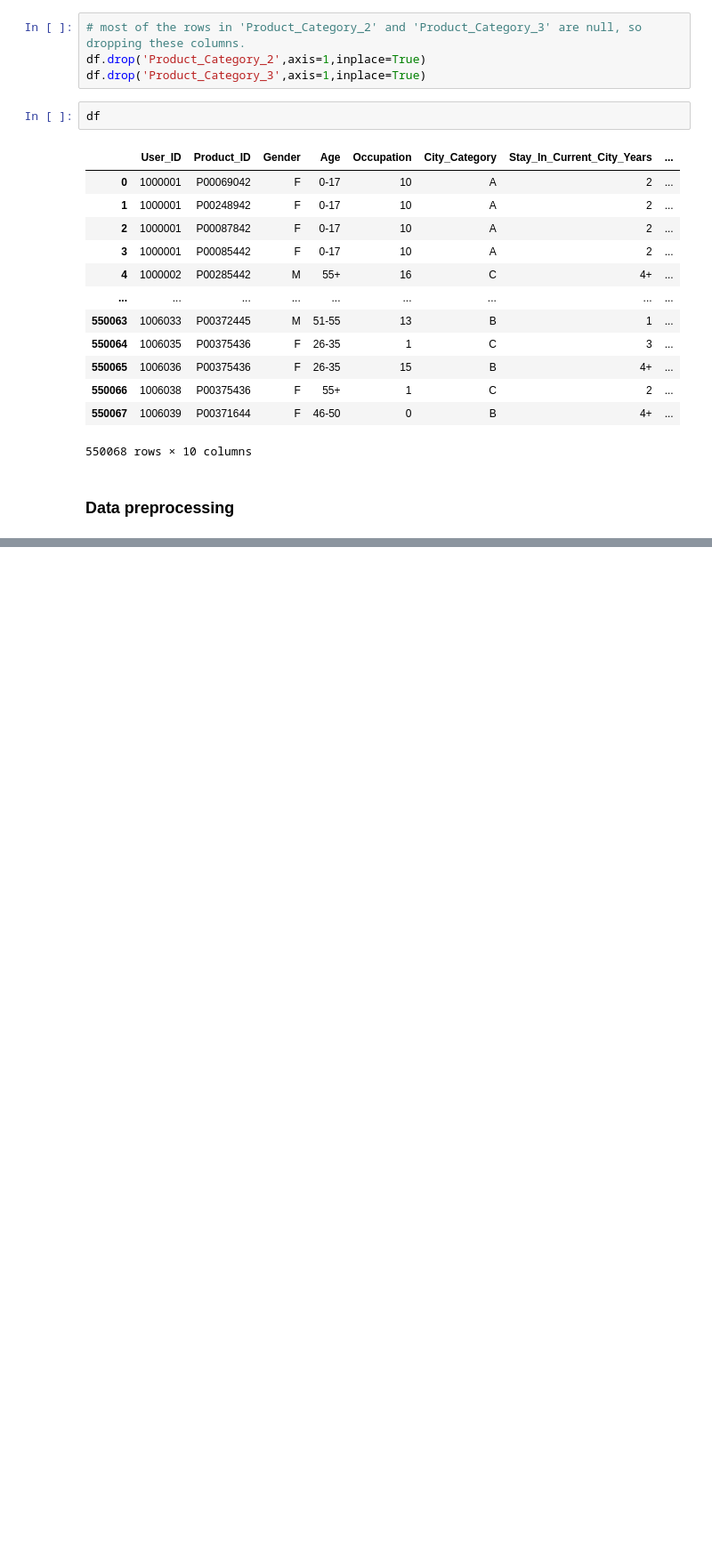
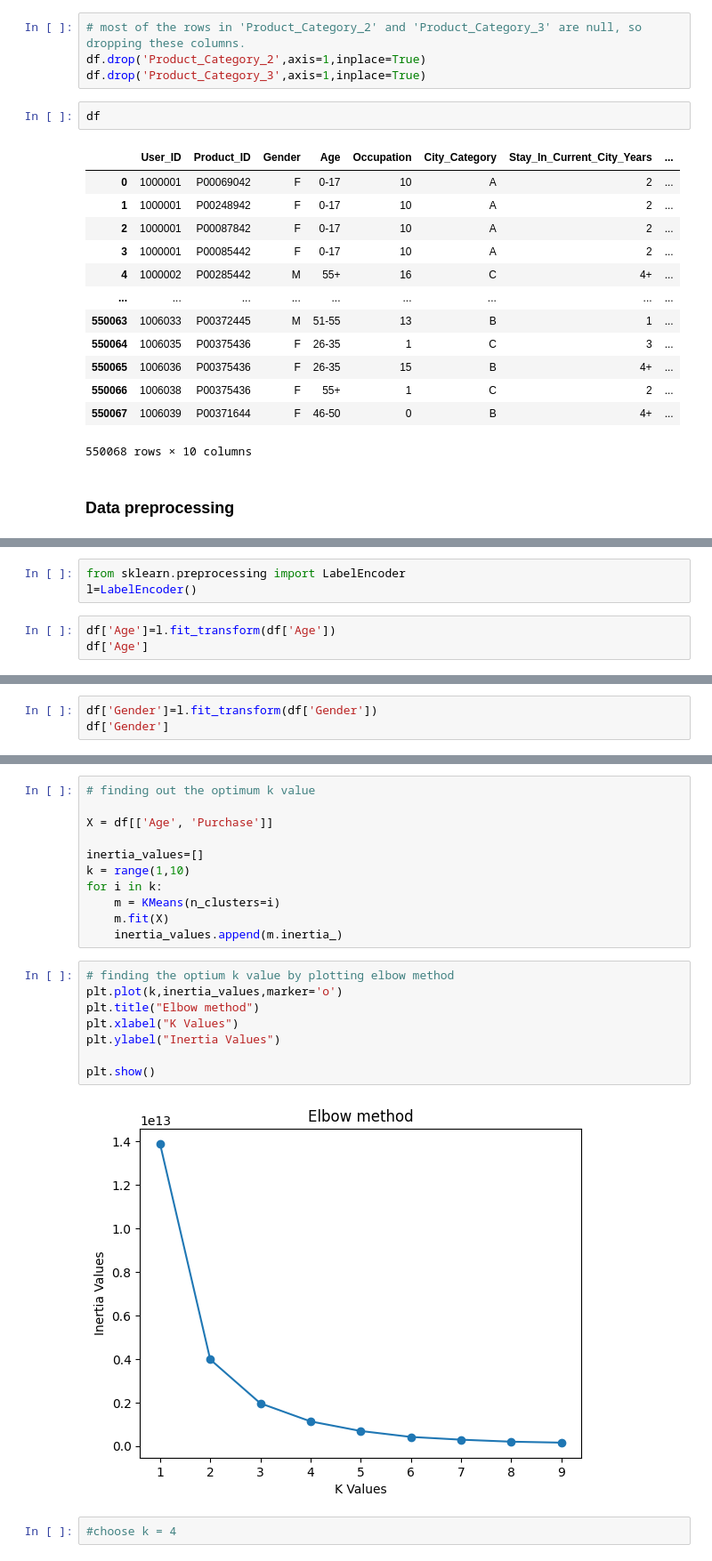
Before and after one commit to Navaneeth-2023/Unsupervised_classification_Black_Friday_Sale_K-means_clustering_Navaneeth_EE_DSML, a Jupyter notebook: Unsupervised_classification_Black_Friday_Sale_K-means_clustering_Navaneeth_EE_DSML.ipynb, the cells around one changed output, grey strips where cells are left out. Shown: that part at 89% size. Saved outputs shown, nothing was run; the diff lists cells and outputs as text; blank space fills up the shorter version.

```diff
--- a/Unsupervised_classification_Black_Friday_Sale_K-means_clustering_Navaneeth_EE_DSML.ipynb
+++ b/Unsupervised_classification_Black_Friday_Sale_K-means_clustering_Navaneeth_EE_DSML.ipynb
@@ -149,0 +170,6 @@ df
+# %%
+from sklearn.preprocessing import LabelEncoder
+l=LabelEncoder()
+# %%
+df['Age']=l.fit_transform(df['Age'])
+df['Age']
@@ -149,0 +189,3 @@ df
+# %%
+df['Gender']=l.fit_transform(df['Gender'])
+df['Gender']
@@ -149,0 +241,23 @@ df
+# %%
+# finding out the optimum k value
+
+X = df[['Age', 'Purchase']]
+
+inertia_values=[]
+k = range(1,10)
+for i in k:
+    m = KMeans(n_clusters=i)
+    m.fit(X)
+    inertia_values.append(m.inertia_)
+# %%
+# finding the optium k value by plotting elbow method
+plt.plot(k,inertia_values,marker='o')
+plt.title("Elbow method")
+plt.xlabel("K Values")
+plt.ylabel("Inertia Values")
+
+plt.show()
+# %% [output]
+[figure, added]
+# %%
+#choose k = 4
```
Also changed, not shown: parts of 15 cells of this notebook.
